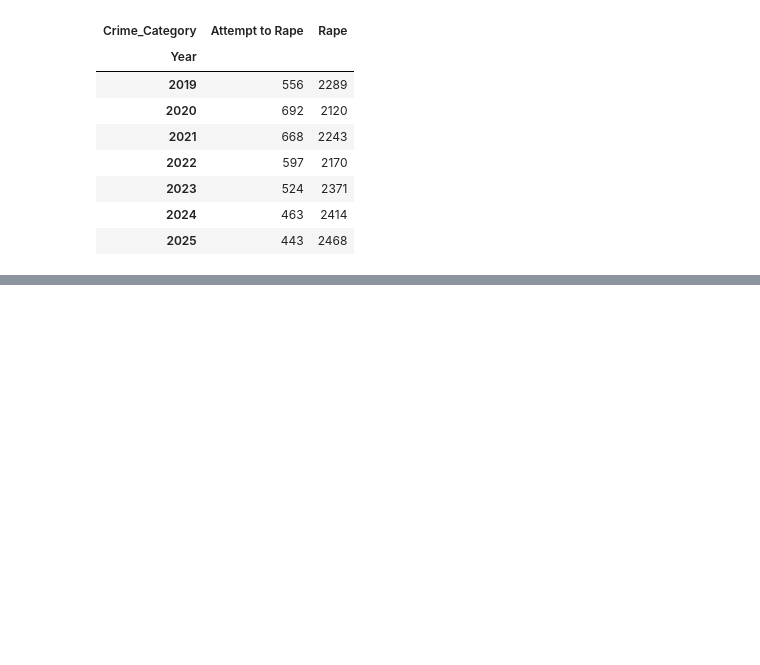
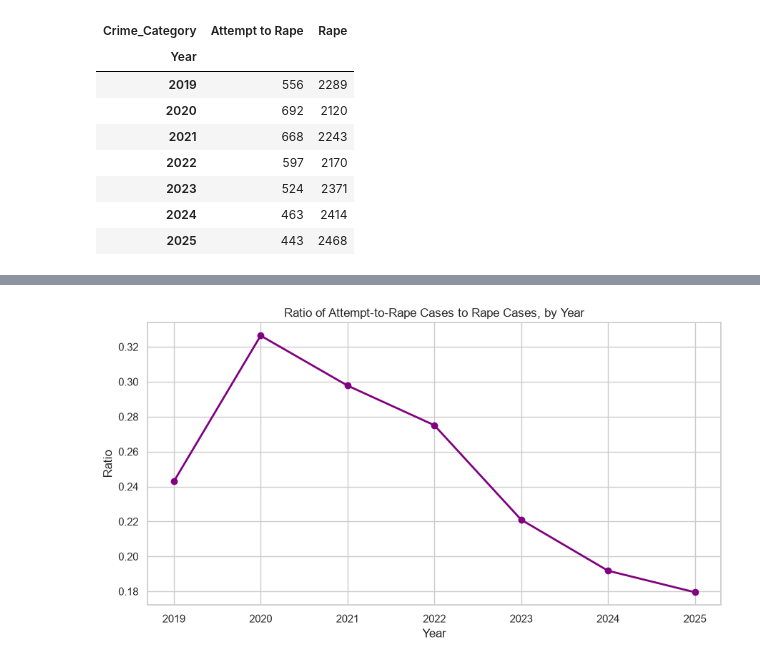
Before and after one commit to rohanpiya/gbv-nepal-eda, a Jupyter notebook: notebooks/01_gbv_nepal_eda.ipynb, the cells around one changed output, grey strips where cells are left out. Saved outputs shown, nothing was run; the diff lists cells and outputs as text; code cells hidden in the pictures; blank space fills up the shorter version.

```diff
--- a/notebooks/01_gbv_nepal_eda.ipynb
+++ b/notebooks/01_gbv_nepal_eda.ipynb
@@ -479,0 +487,14 @@ plt.show()
+# %%
+rape_trend['Ratio (Attempt:Rape)'] = rape_trend['Attempt to Rape'] / rape_trend['Rape']
+
+plt.figure(figsize=(9, 5))
+plt.plot(rape_trend.index, rape_trend['Ratio (Attempt:Rape)'], marker='o', color='purple', linewidth=2)
+plt.title('Ratio of Attempt-to-Rape Cases to Rape Cases, by Year')
+plt.xlabel('Year')
+plt.ylabel('Ratio')
+plt.xticks(rape_trend.index)
+plt.tight_layout()
+plt.savefig('../outputs/figures/rape_attempt_ratio.png', dpi=150)
+plt.show()
+# %% [output]
+[figure, added]
```
Also changed, not shown: parts of 1 cell of this notebook, 1 other file.
